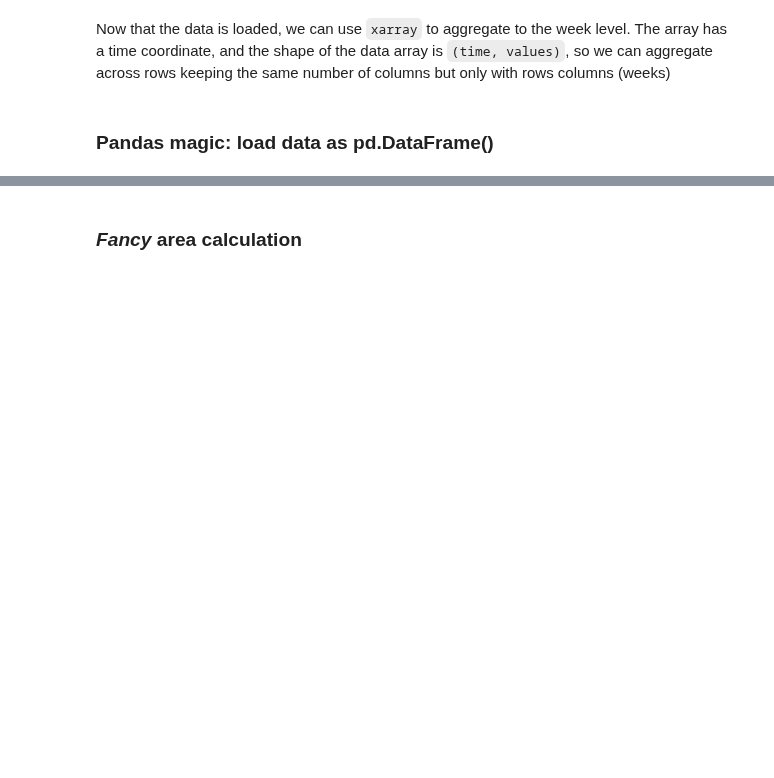
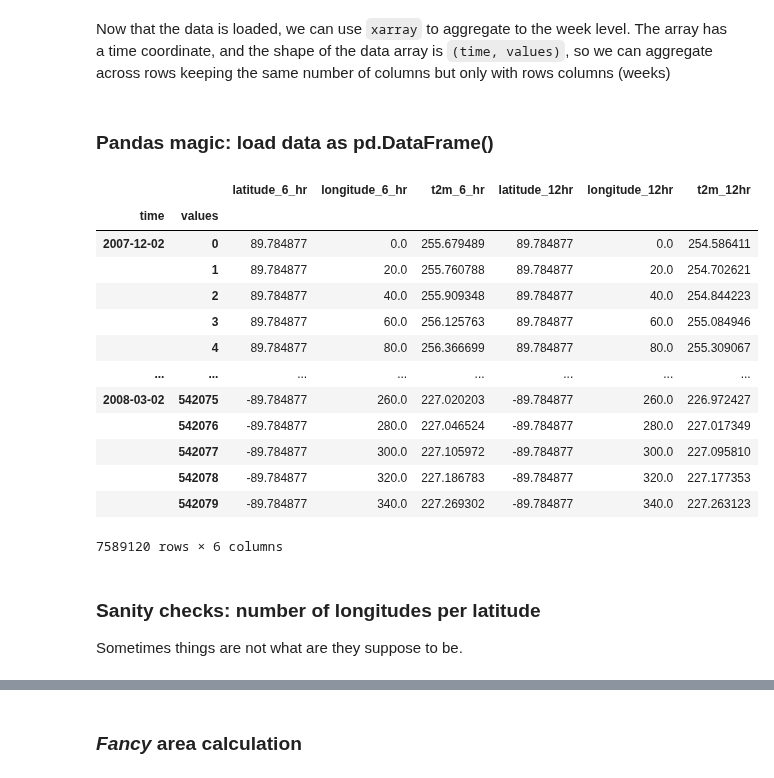
Before and after one commit to geosciences-data-practicum/reanalysis_getter, a Jupyter notebook: analysis/winter_test_alternative.ipynb, the cells around one changed output, grey strips where cells are left out. Drawn from its saved outputs; the diff is of its cells as text; code cells hidden in the pictures; blank space fills up the shorter version.

Commit message:
Add a sanity check, omg

```diff
--- a/analysis/winter_test_alternative.ipynb
+++ b/analysis/winter_test_alternative.ipynb
@@ -78,5 +82,30 @@ ds_week_df_12hr = ds_week_resample_12hr.to_dataframe().filter(['latitude', 'long
 ds_week_df_times = ds_week_df_6hr.merge(ds_week_df_12hr,
                                         right_index=True,
                                         left_index=True,
-                                        suffixes=('_6_hr','_12hr')
+                                        suffixes=('_6hr','_12hr')
                                        )
+
+ds_week_df_times['area_longitude_grids'] = ds_week_df_times.\
+groupby(['latitude_6hr', 'time']).\
+longitude_6hr.count()
+# %%
+ds_week_df_times
+# %% [output]
+|  |  | latitude_6_hr | longitude_6_hr | t2m_6_hr | latitude_12hr | longitude_12hr | t2m_12hr |
+| time | values |  |  |  |  |  |  |
+| 2007-12-02 | 0 | 89.784877 | 0.0 | 255.679489 | 89.784877 | 0.0 | 254.586411 |
+|  | 1 | 89.784877 | 20.0 | 255.760788 | 89.784877 | 20.0 | 254.702621 |
+|  | 2 | 89.784877 | 40.0 | 255.909348 | 89.784877 | 40.0 | 254.844223 |
+|  | 3 | 89.784877 | 60.0 | 256.125763 | 89.784877 | 60.0 | 255.084946 |
+|  | 4 | 89.784877 | 80.0 | 256.366699 | 89.784877 | 80.0 | 255.309067 |
+| ... | ... | ... | ... | ... | ... | ... | ... |
+| 2008-03-02 | 542075 | -89.784877 | 260.0 | 227.020203 | -89.784877 | 260.0 | 226.972427 |
+|  | 542076 | -89.784877 | 280.0 | 227.046524 | -89.784877 | 280.0 | 227.017349 |
+|  | 542077 | -89.784877 | 300.0 | 227.105972 | -89.784877 | 300.0 | 227.095810 |
+|  | 542078 | -89.784877 | 320.0 | 227.186783 | -89.784877 | 320.0 | 227.177353 |
+|  | 542079 | -89.784877 | 340.0 | 227.269302 | -89.784877 | 340.0 | 227.263123 |
+7589120 rows × 6 columns
+# %% [markdown]
+### Sanity checks: number of longitudes per latitude
+
+Sometimes things are not what are they suppose to be.
```
Also changed, not shown: parts of 6 cells of this notebook.
